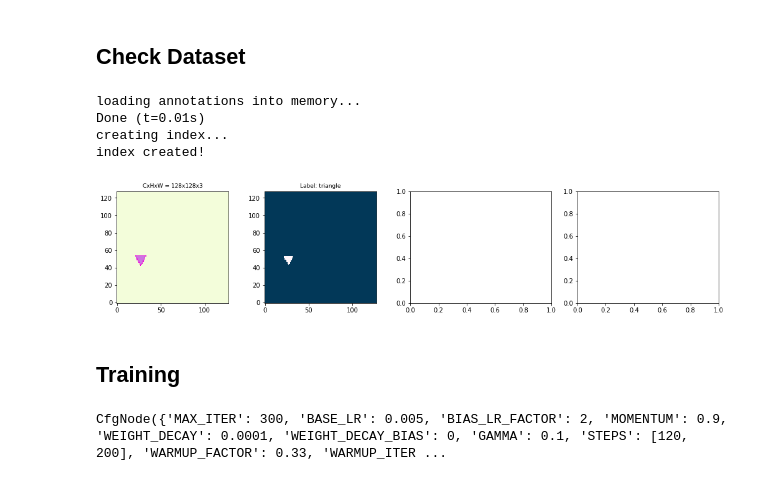
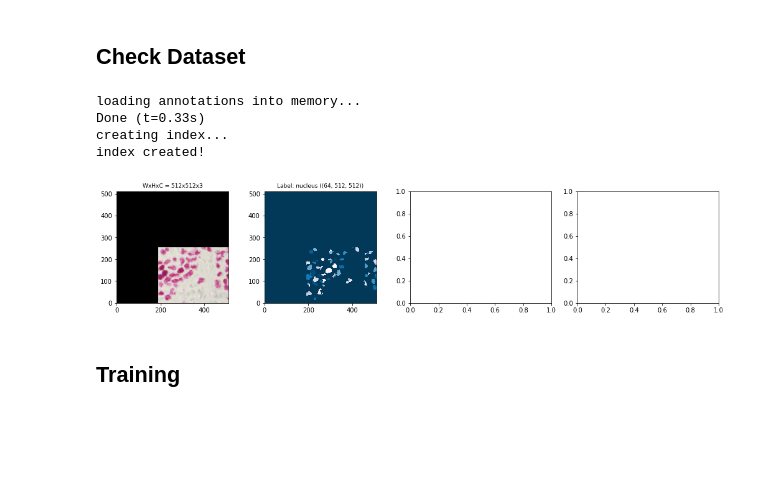
Before and after one commit to hadim/maskflow, a Jupyter notebook: notebooks/2_Training.ipynb, the cells around one changed output. Cells and saved outputs as stored; diff of their text form; code cells hidden in the pictures; blank space fills up the shorter version.

```diff
--- a/notebooks/2_Training.ipynb
+++ b/notebooks/2_Training.ipynb
@@ -21,7 +21,7 @@ import numpy as np
 import sys; sys.path.append("../")
 import maskflow
 
-root_dir = Path("/home/hadim/.data/Neural_Network/Maskflow/Shapes")
+root_dir = Path("/home/hadim/.data/Neural_Network/Maskflow/Nucleus")
 data_dir = root_dir / "Data"
 model_dir = root_dir / "Models"
 model_dir.mkdir(exist_ok=True)
@@ -34,23 +34,26 @@ env: CUDA_VISIBLE_DEVICES=0
 ## Check Dataset
 # %%
 config['SOLVER']['IMS_PER_BATCH'] = 1
+n_batch = 1
 
 # Load some data
 data_loader = maskflow.dataset.get_data_loader(config, data_dir, is_train=True)
-some_data = [iter(data_loader).next() for _ in range(1)]
+some_data = [iter(data_loader).next() for _ in range(n_batch)]
 
 # Retrieve category's names
 categories = data_loader.dataset.coco.cats
 
 for batch_image, batch_target, batch_idx in some_data:
     maskflow.viz.batch_display_top_masks(batch_image, batch_target, batch_idx, categories,
-                                         basesize=14, limit=3, cmap="PuBu_r")
+                                         basesize=14, limit=3, cmap="PuBu_r",
+                                         pixel_mean=config['INPUT']['PIXEL_MEAN'],
+                                         pixel_std=config['INPUT']['PIXEL_STD'])
 # %% [output]
 loading annotations into memory...
-Done (t=0.01s)
+Done (t=0.33s)
 creating index...
 index created!
-[figure, old version]
+[figure, new version]
 # %% [markdown]
 ## Training
 # %%
@@ -65,17 +68,15 @@ config['DATA_DIR'] = str(data_dir)
 
 config['MODEL']['DEVICE'] = "cuda"
 
-config['DATALOADER']['NUM_WORKERS'] = 16
-config['SOLVER']['IMS_PER_BATCH'] = 4
+config['DATALOADER']['NUM_WORKERS'] = 4
+config['SOLVER']['IMS_PER_BATCH'] = 1
 
-# config['SOLVER']['MAX_ITER'] = 300
-# config['SOLVER']['BASE_LR'] = 0.005
-# config['SOLVER']['STEPS'] = [120, 200]
-# config['SOLVER']['CHECKPOINT_PERIOD'] = 100
+config['SOLVER']['MAX_ITER'] = 2000
+config['SOLVER']['BASE_LR'] = 0.00001
+config['SOLVER']['STEPS'] = [800, 1800]
+config['SOLVER']['CHECKPOINT_PERIOD'] = 200
 
-config['SOLVER']
+#config['SOLVER']
-# %% [output]
-CfgNode({'MAX_ITER': 300, 'BASE_LR': 0.005, 'BIAS_LR_FACTOR': 2, 'MOMENTUM': 0.9, 'WEIGHT_DECAY': 0.0001, 'WEIGHT_DECAY_BIAS': 0, 'GAMMA': 0.1, 'STEPS': [120, 200], 'WARMUP_FACTOR': 0.33, 'WARMUP_ITER ...
 # %%
 # Setup training
 training_args, current_model_path = maskflow.training.build_model(config,
```
Also changed, not shown: parts of 2 cells of this notebook, 9 other files.
